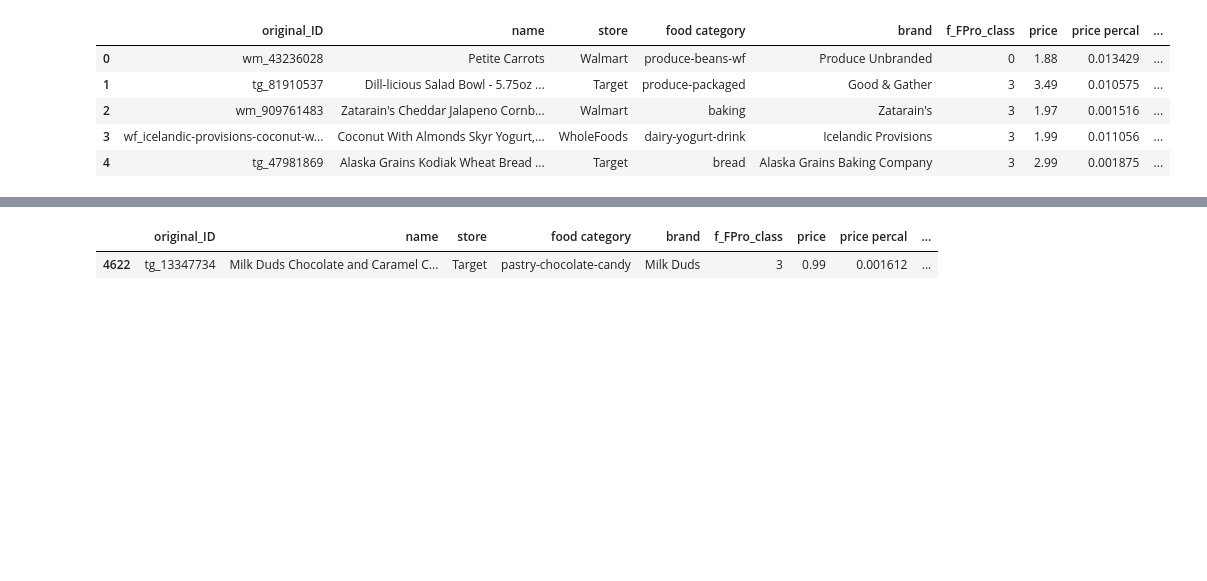
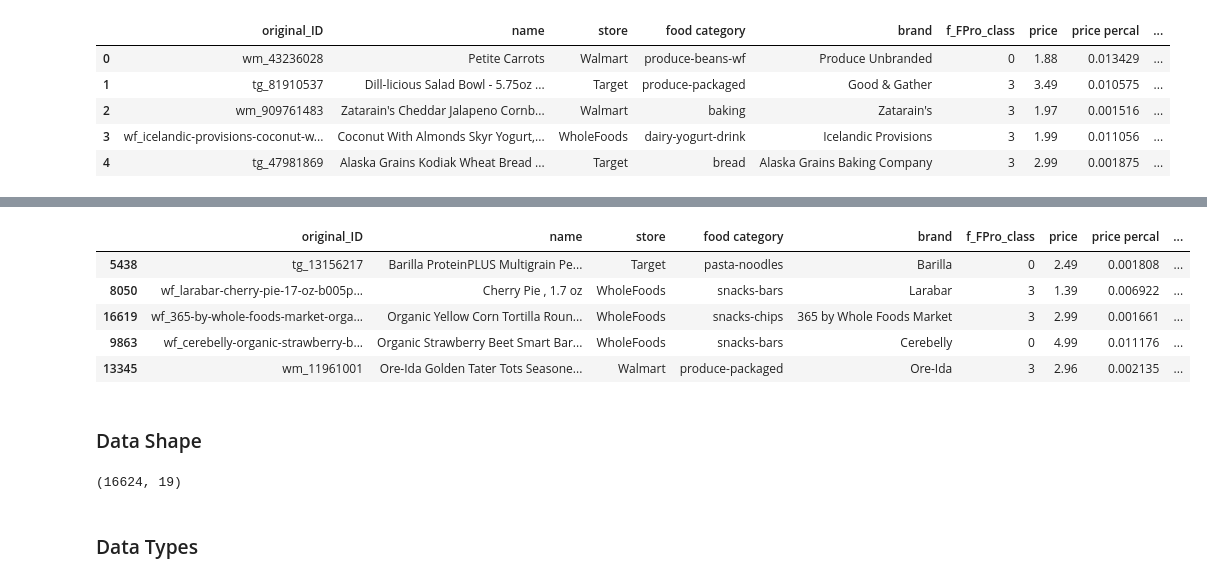
Before and after one commit to trieuhaivo/cap5771-project, a Jupyter notebook: t06_code.ipynb, the cells around one changed output, grey strips where cells are left out. Cells and saved outputs as stored; diff of their text form; code cells hidden in the pictures; blank space fills up the shorter version.

```diff
--- a/t06_code.ipynb
+++ b/t06_code.ipynb
@@ -3,0 +19,5 @@ import numpy as np
+# %%
+pd.set_option('display.max_columns', None)  # Show all columns
+pd.set_option('display.width', 1000)        # Show table width
+pd.set_option('display.max_colwidth', None) # Show full content of each column
+pd.set_option('display.max_rows', None)
@@ -22,7 +51,19 @@ df.tail()
 | 16622 | wm_10402753 | Hillshire Farm¬Æ Ultra Thin Slice... | Walmart | meat-packaged | Hillshire Farm | 3 | 3.28 | 0.012148 | ... |
 | 16623 | wf_milkman-instant-lowfat-dry-mil... | Instant Lowfat Dry Milk, 3.44 oz | WholeFoods | milk-milk-substitute | Milkman | 0 | 2.39 | 0.006257 | ... |
 # %%
-df.sample()
+df.sample(5)
 # %% [output]
 |  | original_ID | name | store | food category | brand | f_FPro_class | price | price percal | ... |
-| 4622 | tg_13347734 | Milk Duds Chocolate and Caramel C... | Target | pastry-chocolate-candy | Milk Duds | 3 | 0.99 | 0.001612 | ... |
+| 5438 | tg_13156217 | Barilla ProteinPLUS Multigrain Pe... | Target | pasta-noodles | Barilla | 0 | 2.49 | 0.001808 | ... |
+| 8050 | wf_larabar-cherry-pie-17-oz-b005p... | Cherry Pie , 1.7 oz | WholeFoods | snacks-bars | Larabar | 3 | 1.39 | 0.006922 | ... |
+| 16619 | wf_365-by-whole-foods-market-orga... | Organic Yellow Corn Tortilla Roun... | WholeFoods | snacks-chips | 365 by Whole Foods Market | 3 | 2.99 | 0.001661 | ... |
+| 9863 | wf_cerebelly-organic-strawberry-b... | Organic Strawberry Beet Smart Bar... | WholeFoods | snacks-bars | Cerebelly | 0 | 4.99 | 0.011176 | ... |
+| 13345 | wm_11961001 | Ore-Ida Golden Tater Tots Seasone... | Walmart | produce-packaged | Ore-Ida | 3 | 2.96 | 0.002135 | ... |
+# %% [markdown]
+### Data Shape
+# %%
+df.shape
+# %% [output]
+(16624, 19)
+# %% [markdown]
+### Data Types
```
Also changed, not shown: parts of 32 cells of this notebook.
